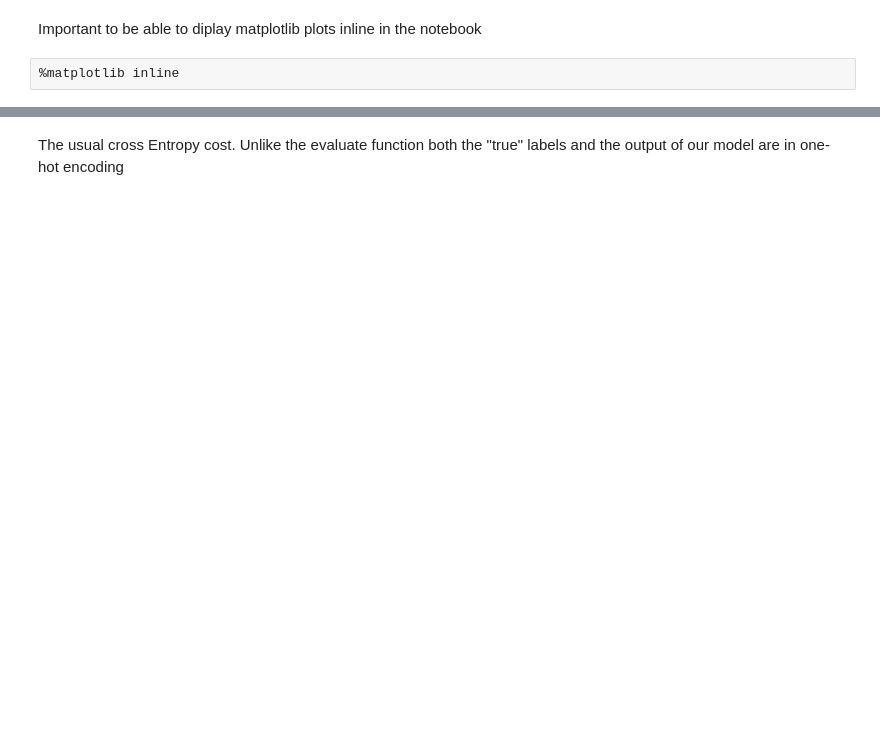
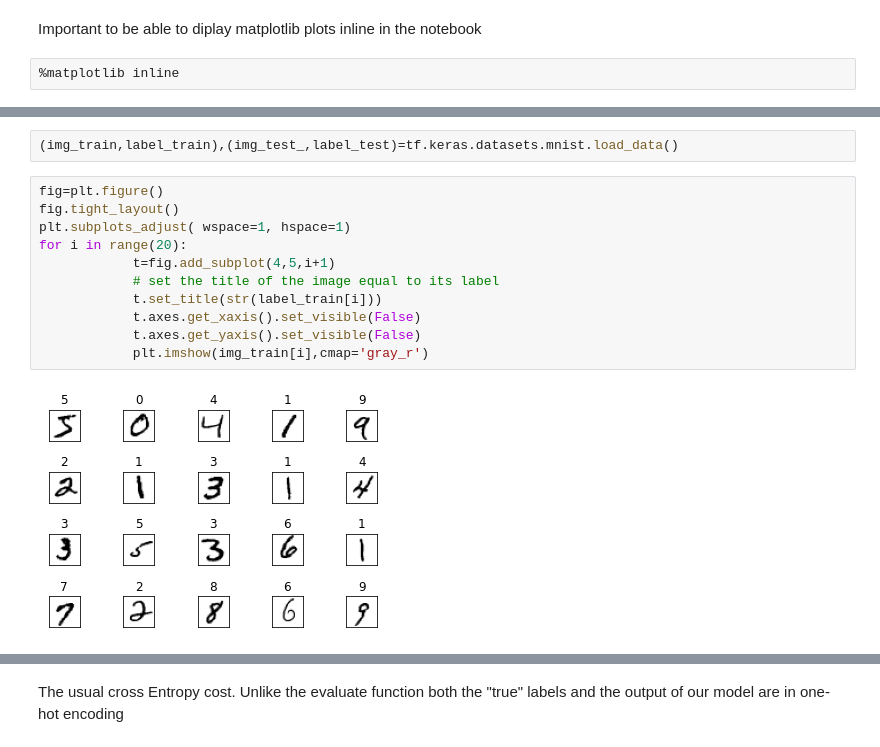
Before and after one commit to hikmatfarhat-ndu/CSC645, a Jupyter notebook: 3mnist-multilayer.ipynb, the cells around one changed output, grey strips where cells are left out. Saved outputs shown, nothing was run; the diff lists cells and outputs as text; blank space fills up the shorter version.

```diff
--- a/3mnist-multilayer.ipynb
+++ b/3mnist-multilayer.ipynb
@@ -44,0 +32,15 @@ def load_dataset():
+# %%
+(img_train,label_train),(img_test_,label_test)=tf.keras.datasets.mnist.load_data()
+# %%
+fig=plt.figure()
+fig.tight_layout()
+plt.subplots_adjust( wspace=1, hspace=1)
+for i in range(20):
+            t=fig.add_subplot(4,5,i+1)
+            # set the title of the image equal to its label
+            t.set_title(str(label_train[i]))
+            t.axes.get_xaxis().set_visible(False)
+            t.axes.get_yaxis().set_visible(False)
+            plt.imshow(img_train[i],cmap='gray_r')
+# %% [output]
+[figure, added]
```
Also changed, not shown: parts of 36 cells of this notebook.
